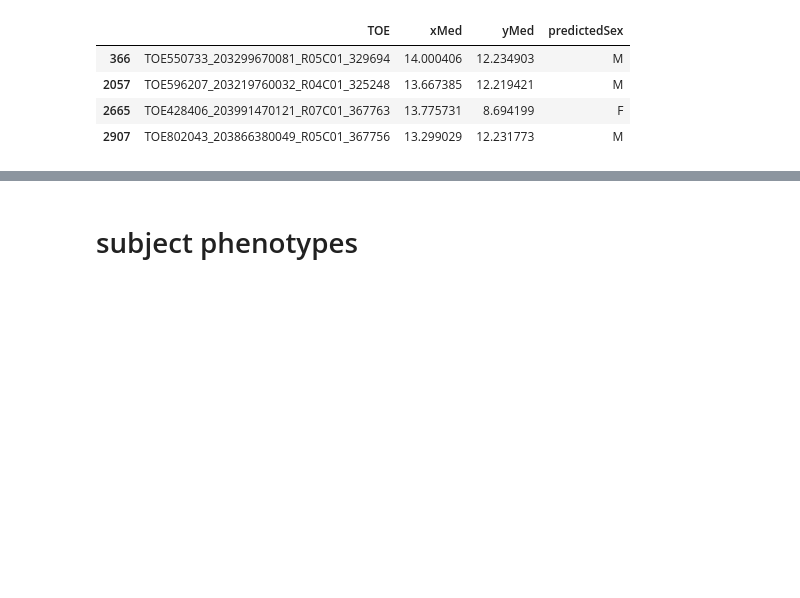
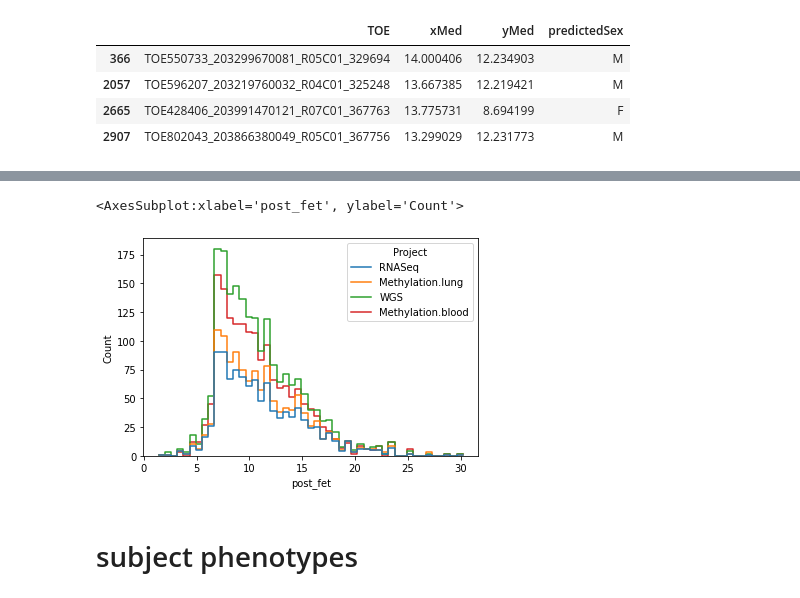
Before and after one commit to dcolinmorgan/mili_benchmark, a Jupyter notebook: sthlm_LTRC_B.ipynb, the cells around one changed output, grey strips where cells are left out. Saved outputs shown, nothing was run; the diff lists cells and outputs as text; code cells hidden in the pictures; blank space fills up the shorter version.

```diff
--- a/sthlm_LTRC_B.ipynb
+++ b/sthlm_LTRC_B.ipynb
@@ -282,3 +362,8 @@ plt.legend(loc="best")
+# %%
+sns.histplot(data=all_methyl_pheno, x="post_fet", hue="Project",element="step", fill=False)
+# %% [output]
+<AxesSubplot:xlabel='post_fet', ylabel='Count'>
+[figure, added]
 # %% [markdown]
 # subject phenotypes
 # %%
```
Also changed, not shown: parts of 40 cells of this notebook, 8 other files.
